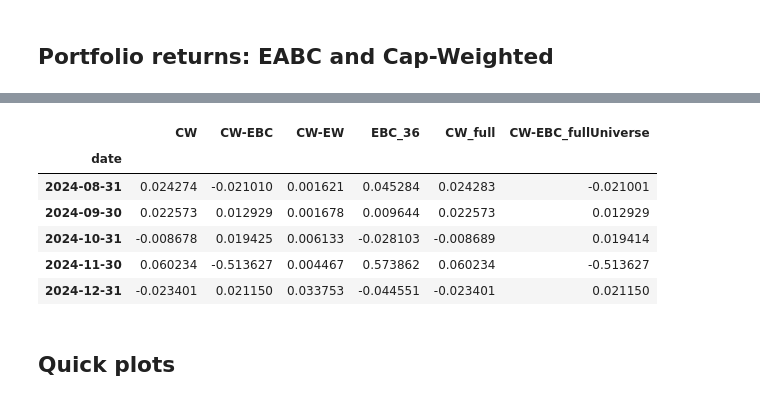
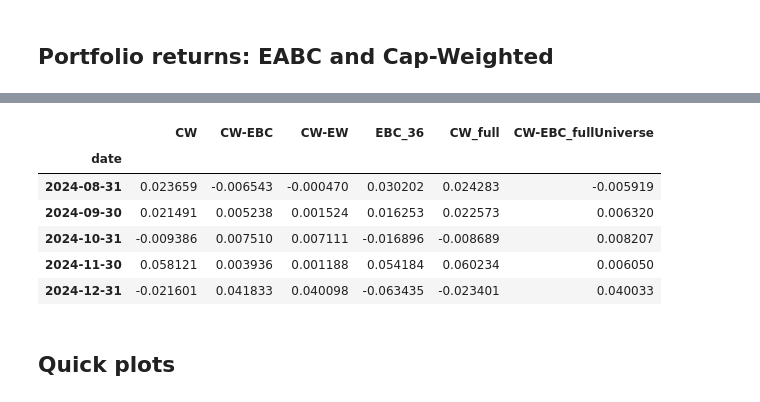
Before and after one commit to eviprous/Invesco-Research, a Jupyter notebook: cw_vs_ebc_kw.ipynb, the cells around one changed output, grey strips where cells are left out. Cells and saved outputs as stored; diff of their text form; code cells hidden in the pictures.

```diff
--- a/cw_vs_ebc_kw.ipynb
+++ b/cw_vs_ebc_kw.ipynb
@@ -101,13 +101,14 @@ Betas computed in 0.40s ; shape=(780, 1863)
 # %% [markdown]
 ## Closed-form Equal-Absolute-Beta-Contribution (EABC) weights
 # %%
-def eabc_weights_from_betas(betas: pd.DataFrame) -> pd.DataFrame:
-    inv_abs = 1.0 / betas.abs()
-    inv_abs = inv_abs.replace([np.inf, -np.inf], np.nan)
-    w = inv_abs.div(inv_abs.sum(axis=1), axis=0)
-    return w.fillna(0.0).astype("float32")
+# === Use provided EBC weights (optimization-based), not 1/beta ===
+import pandas as pd
 
-w_eabc = eabc_weights_from_betas(betas)
-w_eabc.to_parquet(WEIGHTS_OUT, compression="zstd")
-print("Weights shape:", w_eabc.shape)
+w_eabc = pd.read_csv("ebc_weights.csv", index_col=0, parse_dates=True).astype("float32")
+
+common_idx  = w_eabc.index.intersection(rets.index)
+common_cols = w_eabc.columns.intersection(rets.columns)
+w_eabc = w_eabc.loc[common_idx, common_cols]
+
+print("EBC weights (from csv) shape:", w_eabc.shape)
 # %% [output]
@@ -115,39 +116,49 @@ Weights shape: (780, 1863)
 # %% [markdown]
 ## Portfolio returns: EABC and Cap-Weighted
 # %%
+
 cap_w_lag  = cap_weights.shift(1)
+cap_w_lag  = cap_w_lag.div(cap_w_lag.sum(axis=1), axis=0).fillna(0.0)
+
 eabc_w_lag = w_eabc.shift(1)
 
-cap_w_lag  = cap_w_lag.div(cap_w_lag.sum(axis=1), axis=0)
-eabc_w_lag = eabc_w_lag.div(eabc_w_lag.sum(axis=1), axis=0)
+port_eabc = pd.read_csv("equal_beta_portfolio_return.csv", parse_dates=[0])
+if port_eabc.shape[1] == 2:
+    port_eabc.columns = ["date", "ret"]
+
+port_eabc["date"] = pd.to_datetime(port_eabc["date"], errors="coerce")
+port_eabc = port_eabc.dropna(subset=["date"])
+port_eabc["date"] = port_eabc["date"].dt.to_period("M").dt.to_timestamp("M")
+
+port_eabc = port_eabc.set_index("date")["ret"].astype("float32")
+port_eabc = port_eabc.reindex(rets.index).dropna()
+
+port_eabc.name = "EBC_external"
+print("EBC return (from csv) length:", len(port_eabc))
+print("sample indices:", port_eabc.index[:3], "vs", rets.index[:3])
+
+valid_mask = eabc_w_lag.notna() & (eabc_w_lag != 0.0)
+valid_mask = valid_mask.reindex_like(rets).fillna(0.0).astype("float32")
+
+cap_w_same = (cap_w_lag * valid_mask)
+cap_w_same = cap_w_same.div(cap_w_same.sum(axis=1), axis=0).fillna(0.0)
+
+cap_port_same = (rets * cap_w_same).sum(axis=1).astype("float32")
+cap_port_same.name = "CW"
+
+ew_w = rets.notna().astype("float32")
+ew_w = ew_w.div(ew_w.sum(axis=1), axis=0).fillna(0.0).shift(1)
+ew_w_same = (ew_w * valid_mask)
+ew_w_same = ew_w_same.div(ew_w_same.sum(axis=1), axis=0).fillna(0.0)
+
+ew_port_same = (rets * ew_w_same).sum(axis=1).astype("float32")
+ew_port_same.name = "EW"
 
 cap_port_full  = (rets * cap_w_lag).sum(axis=1).astype("float32")
 cap_port_full.name = "CW_full"
 
-port_eabc = (rets * eabc_w_lag).sum(axis=1).astype("float32")
-port_eabc.name = f"EBC_{WINDOW}"
-
-
-valid_mask = eabc_w_lag.notna() & (eabc_w_lag != 0.0)
-cap_w_same = cap_w_lag.where(valid_mask, 0.0)
-cap_w_same = cap_w_same.div(cap_w_same.sum(axis=1), axis=0)
-
-ew_w = rets.notna().astype("float32")
-ew_w = ew_w.div(ew_w.sum(axis=1), axis=0).fillna(0.0).shift(1)
-ew_w_same = ew_w.where(valid_mask, 0.0)
-ew_w_same = ew_w_same.div(ew_w_same.sum(axis=1), axis=0)
-
-
-cap_port_same = (rets * cap_w_same).sum(axis=1).astype("float32")
-cap_port_same.name = "CW"
-
-ew_port_same = (rets * ew_w_same).sum(axis=1).astype("float32")
-ew_port_same.name = "EW"
-
-
 cw_ebc_same = (cap_port_same - port_eabc).rename("CW-EBC")
 cw_ew_same  = (cap_port_same - ew_port_same).rename("CW-EW")
-
 
 cw_ebc_full = (cap_port_full - port_eabc).rename("CW-EBC_fullUniverse")
 
@@ -166,10 +179,10 @@ portfolio_returns.tail()
 |  | CW | CW-EBC | CW-EW | EBC_36 | CW_full | CW-EBC_fullUniverse |
 | date |  |  |  |  |  |  |
-| 2024-08-31 | 0.024274 | -0.021010 | 0.001621 | 0.045284 | 0.024283 | -0.021001 |
-| 2024-09-30 | 0.022573 | 0.012929 | 0.001678 | 0.009644 | 0.022573 | 0.012929 |
-| 2024-10-31 | -0.008678 | 0.019425 | 0.006133 | -0.028103 | -0.008689 | 0.019414 |
-| 2024-11-30 | 0.060234 | -0.513627 | 0.004467 | 0.573862 | 0.060234 | -0.513627 |
-| 2024-12-31 | -0.023401 | 0.021150 | 0.033753 | -0.044551 | -0.023401 | 0.021150 |
+| 2024-08-31 | 0.023659 | -0.006543 | -0.000470 | 0.030202 | 0.024283 | -0.005919 |
+| 2024-09-30 | 0.021491 | 0.005238 | 0.001524 | 0.016253 | 0.022573 | 0.006320 |
+| 2024-10-31 | -0.009386 | 0.007510 | 0.007111 | -0.016896 | -0.008689 | 0.008207 |
+| 2024-11-30 | 0.058121 | 0.003936 | 0.001188 | 0.054184 | 0.060234 | 0.006050 |
+| 2024-12-31 | -0.021601 | 0.041833 | 0.040098 | -0.063435 | -0.023401 | 0.040033 |
 # %% [markdown]
 ## Quick plots
 # %%
```
Also changed, not shown: parts of 14 cells of this notebook.
